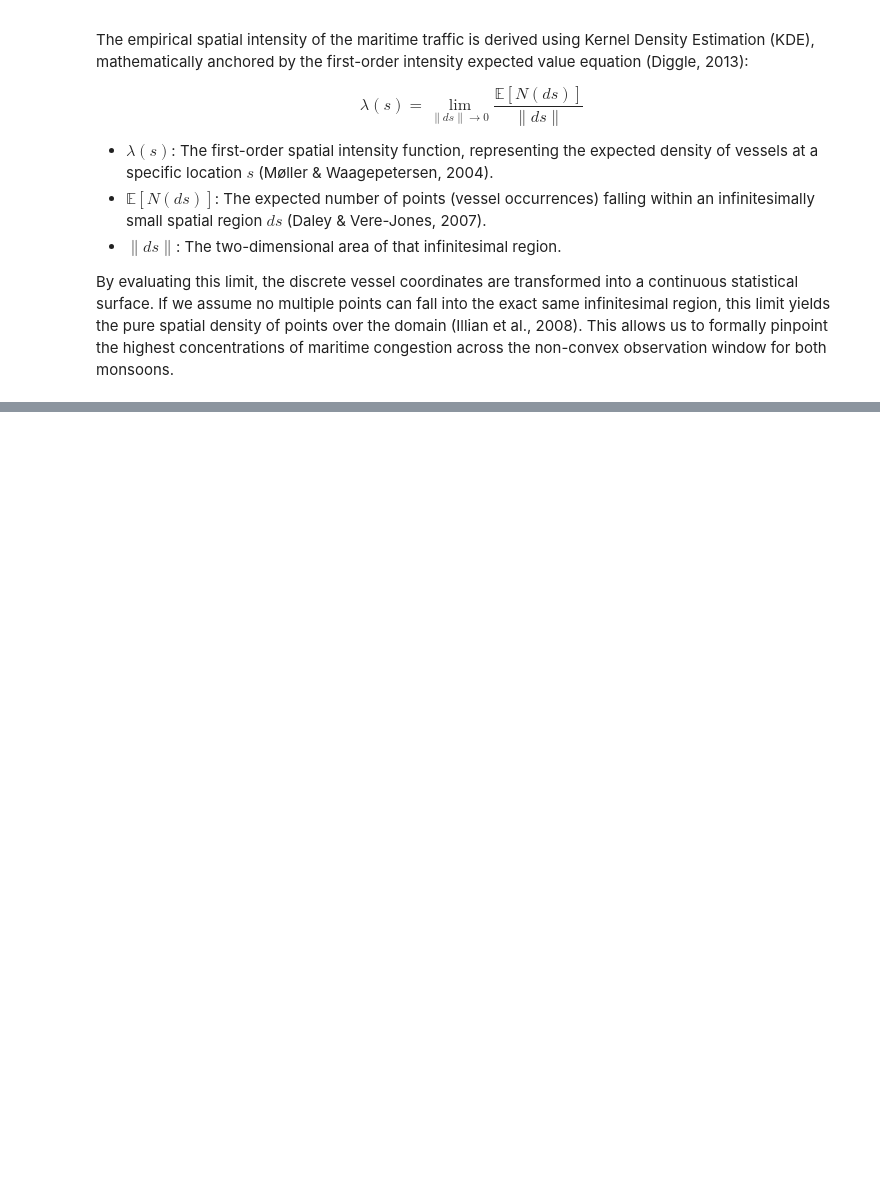
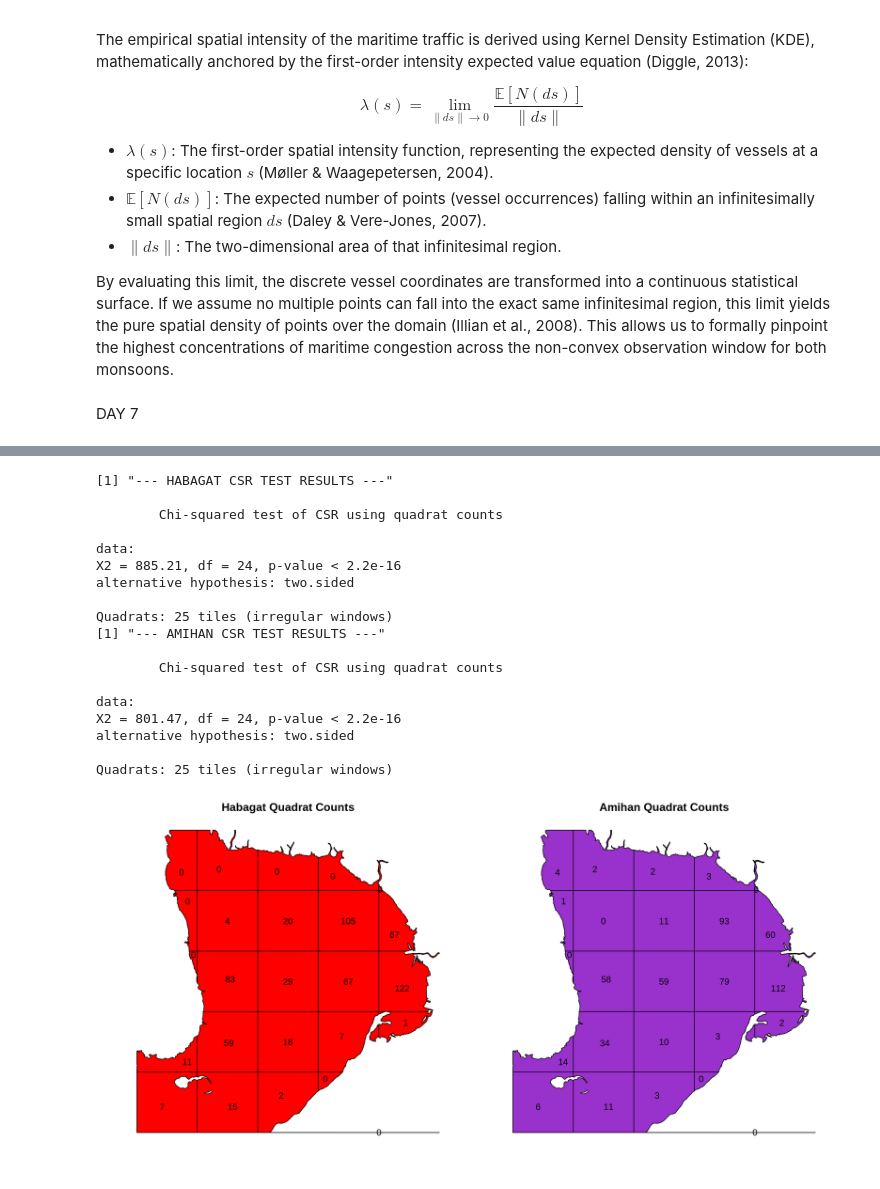
Before and after one commit to rm-cg/maritime-anisotropy-lgcp-R, a Jupyter notebook: 01_maritime_anisotropy_LGCP.ipynb, the cells around one changed output, grey strips where cells are left out. Saved outputs shown, nothing was run; the diff lists cells and outputs as text; code cells hidden in the pictures; blank space fills up the shorter version.

Commit message:
feat: csr-hypothesis-testing

```diff
--- a/01_maritime_anisotropy_LGCP.ipynb
+++ b/01_maritime_anisotropy_LGCP.ipynb
@@ -251,3 +251,34 @@ The empirical spatial intensity of the maritime traffic is derived using Kernel
 
 
 By evaluating this limit, the discrete vessel coordinates are transformed into a continuous statistical surface. If we assume no multiple points can fall into the exact same infinitesimal region, this limit yields the pure spatial density of points over the domain (Illian et al., 2008). This allows us to formally pinpoint the highest concentrations of maritime congestion across the non-convex observation window for both monsoons.
+# %% [markdown]
+DAY 7
+# %%
+# Complete Spatial Randomness (CSR) Testing
+
+# Quadrat Counting (Dividing the bay into a 5x5 grid)
+q_count_habagat <- quadratcount(ppp_habagat, nx = 5, ny = 5)
+q_count_amihan <- quadratcount(ppp_amihan, nx = 5, ny = 5)
+
+# Chi-Squared Hypothesis Test
+csr_test_habagat <- quadrat.test(q_count_habagat)
+csr_test_amihan <- quadrat.test(q_count_amihan)
+
+# Print the statistical results to the console
+print("--- HABAGAT CSR TEST RESULTS ---")
+print(csr_test_habagat)
+print("--- AMIHAN CSR TEST RESULTS ---")
+print(csr_test_amihan)
+
+# Graph the quadrat grid overlaid with vessel counts
+options(repr.plot.width = 28, repr.plot.height = 14)
+par(mfrow=c(1,2), cex.main=2.5, mar=c(5, 2, 4, 0.5) + 0.1)
+
+# Plot Habagat points and overlay the grid with counts
+plot(ppp_habagat, main = "Habagat Quadrat Counts", pch = 20, cex = 0.5, col = "red")
+plot(q_count_habagat, add = TRUE, cex = 2, col = "black", lwd = 2)
+
+# Plot Amihan points and overlay the grid with counts
+plot(ppp_amihan, main = "Amihan Quadrat Counts", pch = 20, cex = 0.5, col = "darkorchid")
+plot(q_count_amihan, add = TRUE, cex = 2, col = "black", lwd = 2)
+# %% [output]
@@ -253,0 +289,19 @@ By evaluating this limit, the discrete vessel coordinates are transformed into a
+[1] "--- HABAGAT CSR TEST RESULTS ---"
+
+        Chi-squared test of CSR using quadrat counts
+
+data:
+X2 = 885.21, df = 24, p-value < 2.2e-16
+alternative hypothesis: two.sided
+
+Quadrats: 25 tiles (irregular windows)
+[1] "--- AMIHAN CSR TEST RESULTS ---"
+
+        Chi-squared test of CSR using quadrat counts
+
+data:
+X2 = 801.47, df = 24, p-value < 2.2e-16
+alternative hypothesis: two.sided
+
+Quadrats: 25 tiles (irregular windows)
+[figure, added]
```
Also changed, not shown: parts of 3 cells of this notebook.
